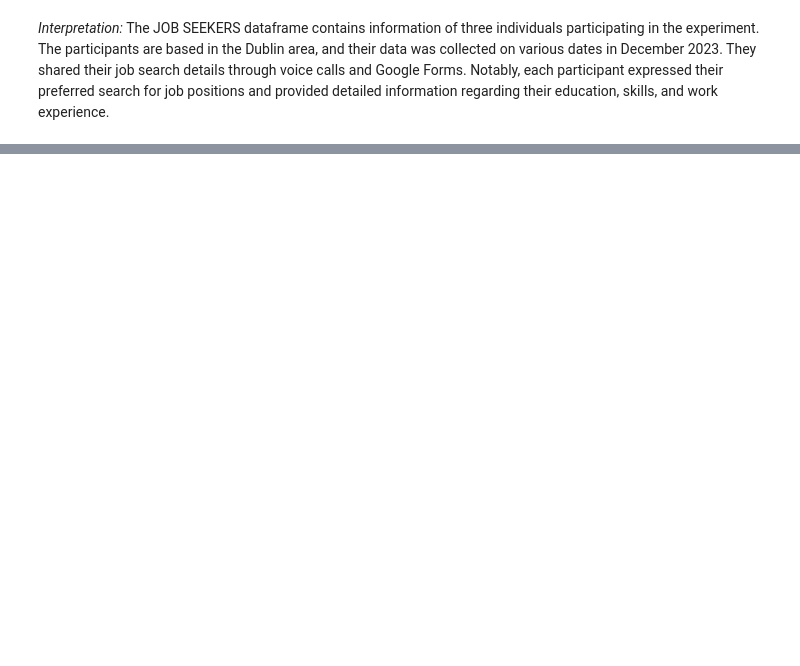
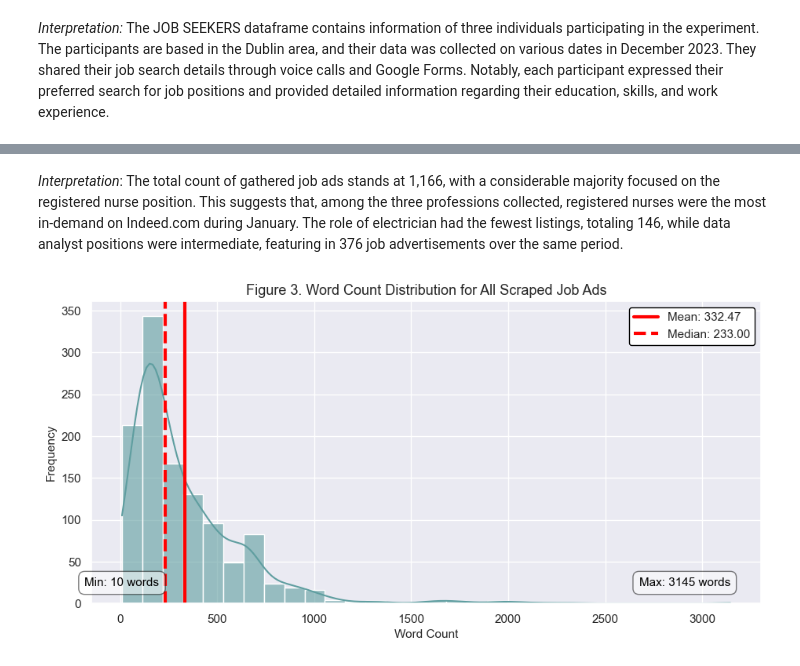
Before and after one commit to temulenbd/project-text-represetation-techniques, a Jupyter notebook: 5. human judgement.ipynb, the cells around one changed output, grey strips where cells are left out. Saved outputs shown, nothing was run; the diff lists cells and outputs as text; code cells hidden in the pictures; blank space fills up the shorter version.

```diff
--- a/5. human judgement.ipynb
+++ b/5. human judgement.ipynb
@@ -344,0 +135,28 @@ print(label_counts)
+# %% [markdown]
+*Interpretation*: The total count of gathered job ads stands at 1,166, with a considerable majority focused on the registered nurse position. This suggests that, among the three professions collected, registered nurses were the most in-demand on Indeed.com during January. The role of electrician had the fewest listings, totaling 146, while data analyst positions were intermediate, featuring in 376 job advertisements over the same period.
+# %%
+# Plot word count distribution of scraped job ads.
+sns.set(style='darkgrid')
+plt.figure(figsize=(11, 5))
+sns.histplot(df_jobads['word_count'], bins=30, kde=True, color='cadetblue', edgecolor='white', alpha=0.6)
+plt.title('Figure 3. Word Count Distribution for All Scraped Job Ads', fontsize=13)
+plt.xlabel('Word Count', fontsize=11)
+plt.ylabel('Frequency', fontsize=11)
+
+mean_word_count = df_jobads['word_count'].mean()
+median_word_count = df_jobads['word_count'].median()
+max_word_count = df_jobads['word_count'].max()
+min_word_count = df_jobads['word_count'].min()
+
+plt.axvline(mean_word_count, color='red', linestyle='-', linewidth=3, label=f'Mean: {mean_word_count:.2f}')
+plt.axvline(median_word_count, color='red', linestyle='--', linewidth=3, label=f'Median: {median_word_count:.2f}')
+bottom_y_coord = plt.ylim()[0] + (plt.ylim()[1] - plt.ylim()[0]) * 0.05
+plt.text(max_word_count, bottom_y_coord, f'Max: {max_word_count} words', color='black', fontsize=11,
+         ha='right', va='bottom', bbox=dict(facecolor='white', alpha=0.5, edgecolor='black', boxstyle='round,pad=0.5'))
+plt.text(min_word_count, bottom_y_coord, f'Min: {min_word_count} words', color='black', fontsize=11,
+         ha='center', va='bottom', bbox=dict(facecolor='white', alpha=0.5, edgecolor='black', boxstyle='round,pad=0.5'))
+plt.legend(frameon=True, facecolor='white', framealpha=1, edgecolor='black')
+
+plt.show()
+# %% [output]
+[figure, added]
```
Also changed, not shown: parts of 153 cells of this notebook, 1 other file.
